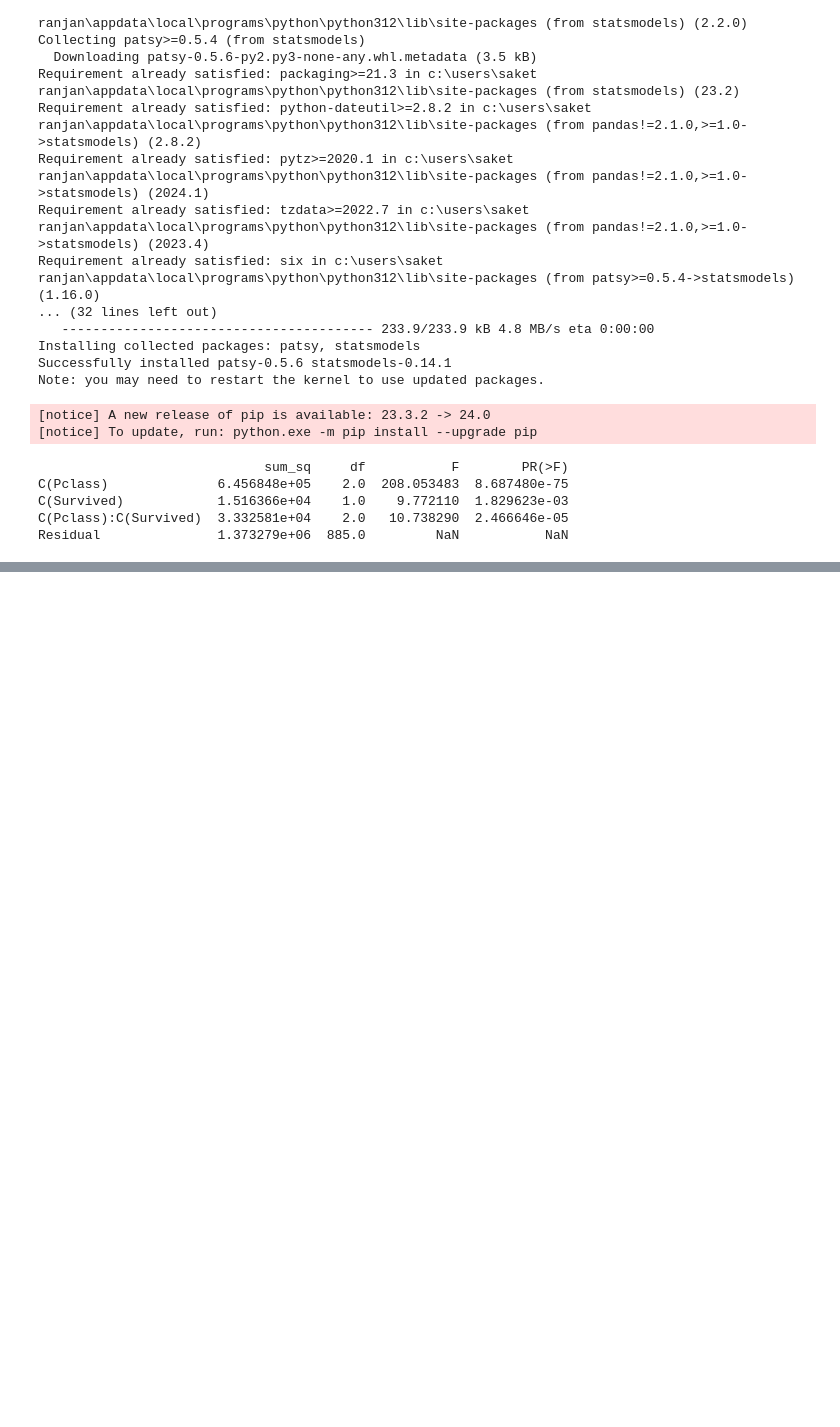
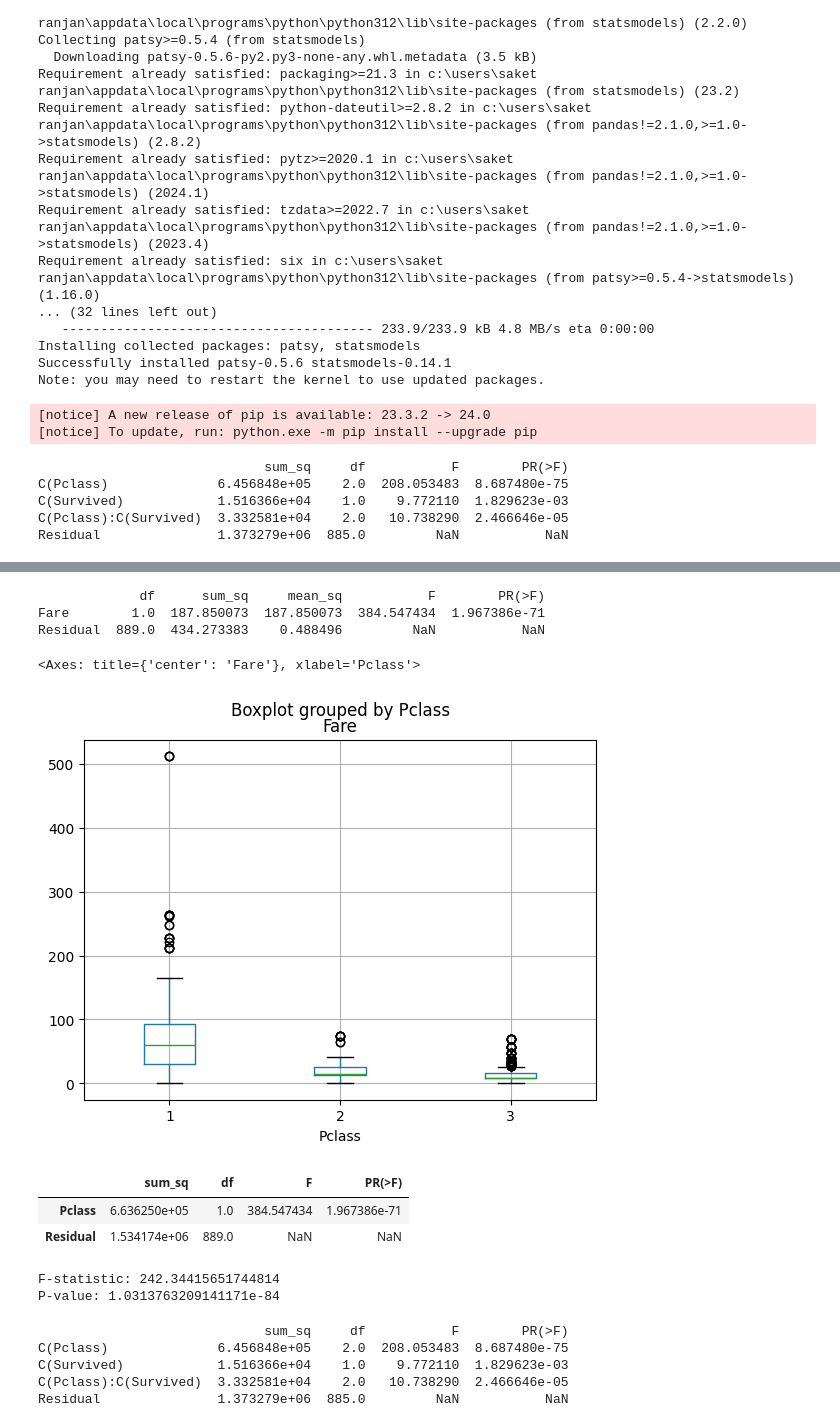
Before and after one commit to Saketranjanm/JN, a Jupyter notebook: Anova.ipynb, the cells around one changed output, grey strips where cells are left out. Cells and saved outputs as stored; diff of their text form; code cells hidden in the pictures; blank space fills up the shorter version.

Commit message:
anova

```diff
--- a/Anova.ipynb
+++ b/Anova.ipynb
@@ -151,0 +181,2 @@ Residual               1.373279e+06  885.0         NaN           NaN
+# %%
+df =  pd.read_csv("titanic.csv")
@@ -151,0 +203,14 @@ Residual               1.373279e+06  885.0         NaN           NaN
+# %%
+aov_table = sm.stats.anova_lm(mod, type =2)
+print(aov_table)
+# %% [output]
+             df      sum_sq     mean_sq           F        PR(>F)
+Fare        1.0  187.850073  187.850073  384.547434  1.967386e-71
+Residual  889.0  434.273383    0.488496         NaN           NaN
+# %%
+
+%matplotlib inline
+df.boxplot('Fare', by = 'Pclass')
+# %% [output]
+<Axes: title={'center': 'Fare'}, xlabel='Pclass'>
+[figure, added]
@@ -151,0 +220,52 @@ Residual               1.373279e+06  885.0         NaN           NaN
+# %%
+an
+# %% [output]
+|  | sum_sq | df | F | PR(>F) |
+| Pclass | 6.636250e+05 | 1.0 | 384.547434 | 1.967386e-71 |
+| Residual | 1.534174e+06 | 889.0 | NaN | NaN |
+# %%
+import pandas as pd
+import numpy as np
+from scipy.stats import f_oneway
+
+# Load Titanic dataset
+titanic_df = pd.read_csv("https://raw.githubusercontent.com/datasciencedojo/datasets/master/titanic.csv")
+
+# Filter out missing values in the Fare and Pclass columns
+filtered_titanic_df = titanic_df.dropna(subset=['Fare', 'Pclass'])
+
+# Group fares by passenger class
+grouped_fares = [filtered_titanic_df[filtered_titanic_df['Pclass'] == i]['Fare'] for i in [1, 2, 3]]
+
+# Perform one-way ANOVA
+f_statistic, p_value = f_oneway(*grouped_fares)
+
+print("F-statistic:", f_statistic)
+print("P-value:", p_value)
+# %% [output]
+F-statistic: 242.34415651744814
+P-value: 1.0313763209141171e-84
+# %%
+import pandas as pd
+import statsmodels.api as sm
+from statsmodels.formula.api import ols
+
+# Load Titanic dataset
+titanic_df = pd.read_csv('titanic.csv')
+
+# Drop rows with missing values in relevant columns
+titanic_df.dropna(subset=['Fare', 'Pclass', 'Survived'], inplace=True)
+
+# Fit the ANOVA model
+formula = 'Fare ~ C(Pclass) + C(Survived) + C(Pclass):C(Survived)'
+model = ols(formula, data=titanic_df).fit()
+
+# Perform ANOVA
+anova_table = sm.stats.anova_lm(model, typ=2)
+print(anova_table)
+# %% [output]
+                             sum_sq     df           F        PR(>F)
+C(Pclass)              6.456848e+05    2.0  208.053483  8.687480e-75
+C(Survived)            1.516366e+04    1.0    9.772110  1.829623e-03
+C(Pclass):C(Survived)  3.332581e+04    2.0   10.738290  2.466646e-05
+Residual               1.373279e+06  885.0         NaN           NaN
```
Also changed, not shown: parts of 8 cells of this notebook, 1 other file.
